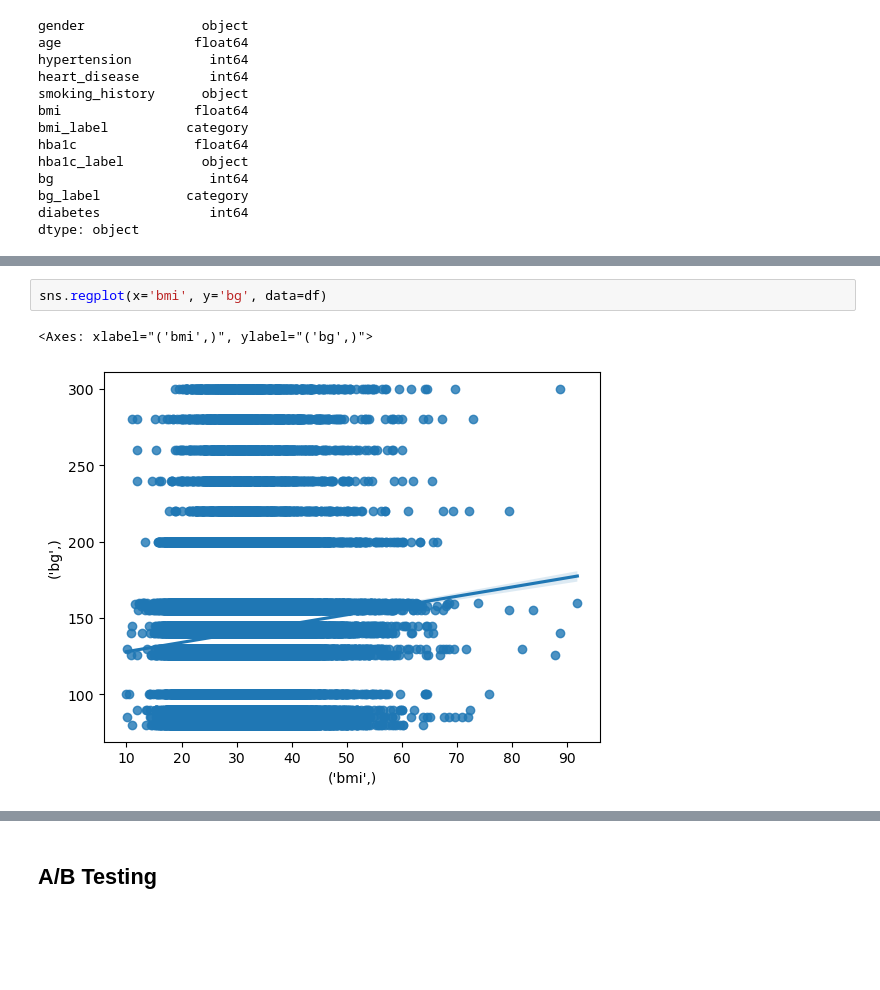
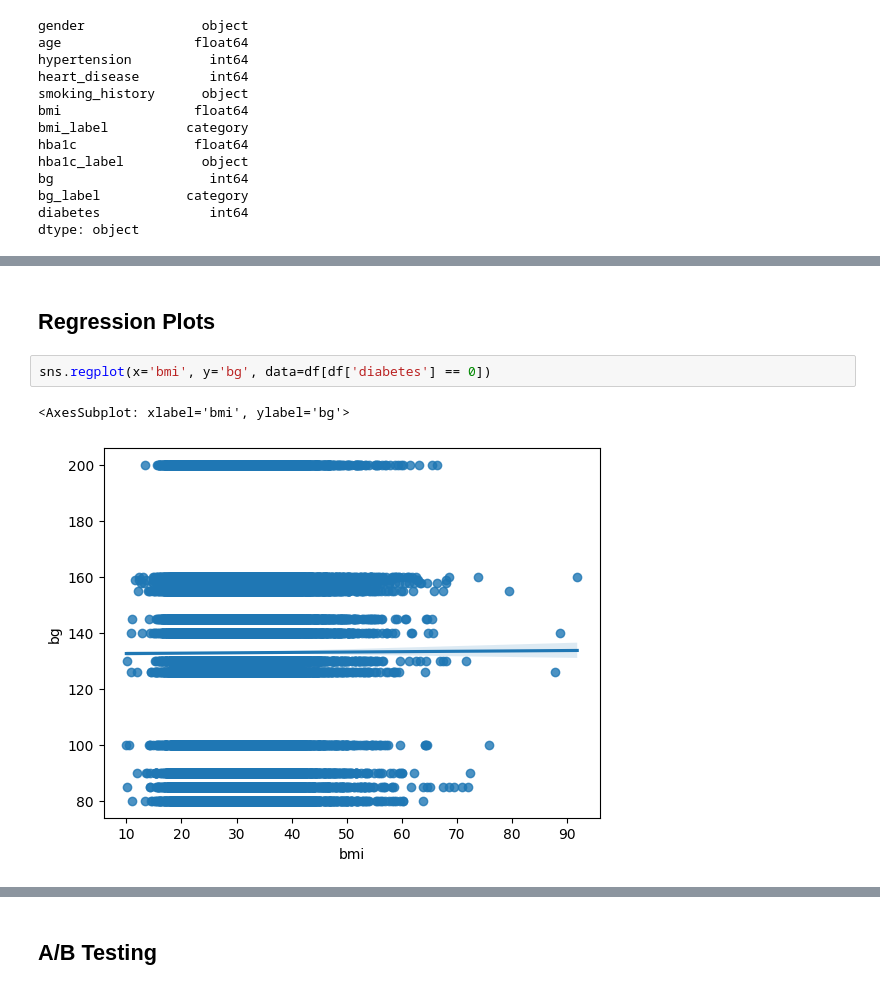
Before and after one commit to harshi-saha/cogs108-project, a Jupyter notebook: EDACheckpoint_group014.ipynb, the cells around one changed output, grey strips where cells are left out. Drawn from its saved outputs; the diff is of its cells as text; blank space fills up the shorter version.

```diff
--- a/EDACheckpoint_group014.ipynb
+++ b/EDACheckpoint_group014.ipynb
@@ -219,5 +240,7 @@ dtype: object
+# %% [markdown]
+## Regression Plots
 # %%
-sns.regplot(x='bmi', y='bg', data=df)
+sns.regplot(x='bmi', y='bg', data=df[df['diabetes'] == 0])
 # %% [output]
-<Axes: xlabel="('bmi',)", ylabel="('bg',)">
+<AxesSubplot: xlabel='bmi', ylabel='bg'>
-[figure, old version]
+[figure, new version]
```
Also changed, not shown: parts of 13 cells of this notebook.
